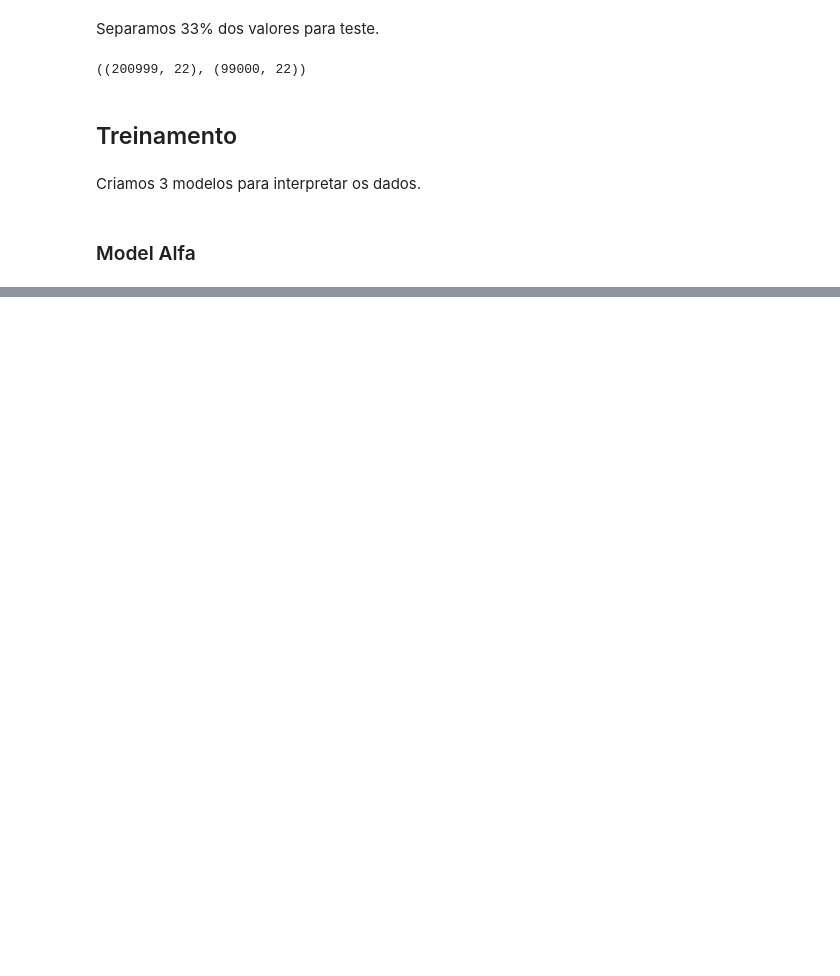
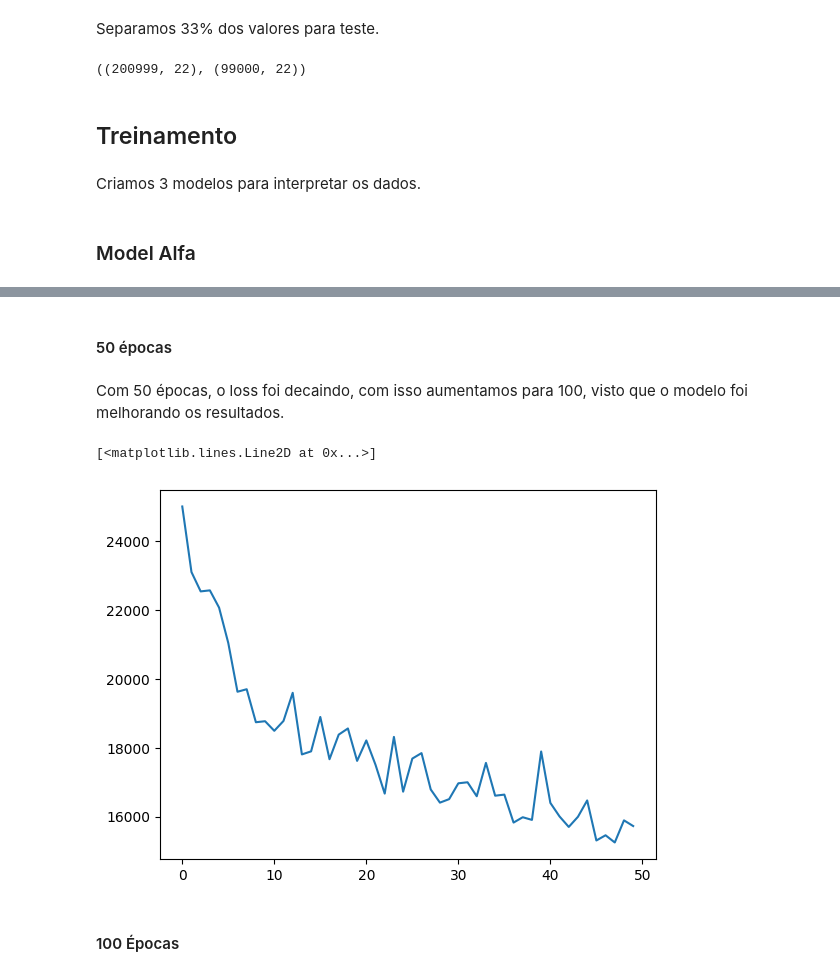
Before and after one commit to vitornuness/ads_2025_passagem_aerea, a Jupyter notebook: notebooks/4_modelagem.ipynb, the cells around one changed output, grey strips where cells are left out. Cells and saved outputs as stored; diff of their text form; code cells hidden in the pictures; blank space fills up the shorter version.

Commit message:
modelos definidos

```diff
--- a/notebooks/4_modelagem.ipynb
+++ b/notebooks/4_modelagem.ipynb
@@ -76,7 +77,7 @@ y = x.pop(TARGET)
 # %% [markdown]
 Separamos 33% dos valores para teste.
 # %%
-x_train, x_test, y_train, y_test = train_test_split(x, y, test_size=0.33, random_state=42)
+x_train, x_test, y_train, y_test = train_test_split(x_standard, y, test_size=0.33, random_state=42)
 # %%
 x_train.shape, x_test.shape
 # %% [output]
@@ -92,10 +93,8 @@ O Model Alfa, possui 3 camadas que possuem de 128 até 32 perceptron, com a fun
 # %%
-model_alfa = keras.Sequential()
+model_alfa = keras.Sequential(name='Alfa')
 
 model_alfa.add(layers.Input(shape=(x_train.shape[1], )))
-model_alfa.add(layers.Dense(128, activation='relu'))
-model_alfa.add(layers.Dense(64, activation='relu'))
-model_alfa.add(layers.Dense(32, activation='relu'))
+model_alfa.add(layers.Dense(22, activation='relu'))
 model_alfa.add(layers.Dense(1))
 
 model_alfa.summary()
@@ -117,4 +116,3 @@ Model: "sequential_5"
  Non-trainable params: 0 (0.00 B)
 # %%
 model_alfa.compile(loss='mse')
-model_alfa.fit(x_train, y_train, epochs=50)
@@ -138,0 +119,13 @@ KeyboardInterrupt:
+# %% [markdown]
+#### 50 épocas
+# %%
+history_alfa = model_alfa.fit(x_train, y_train, validation_data=(x_test, y_test), epochs=50, verbose=None)
+# %% [markdown]
+Com 50 épocas, o loss foi decaindo, com isso aumentamos para 100, visto que o modelo foi melhorando os resultados.
+# %%
+plt.plot(history_alfa.history['val_loss'])
+# %% [output]
+[<matplotlib.lines.Line2D at 0x...>]
+[figure, added]
+# %% [markdown]
+#### 100 Épocas
```
Also changed, not shown: parts of 21 cells of this notebook.
